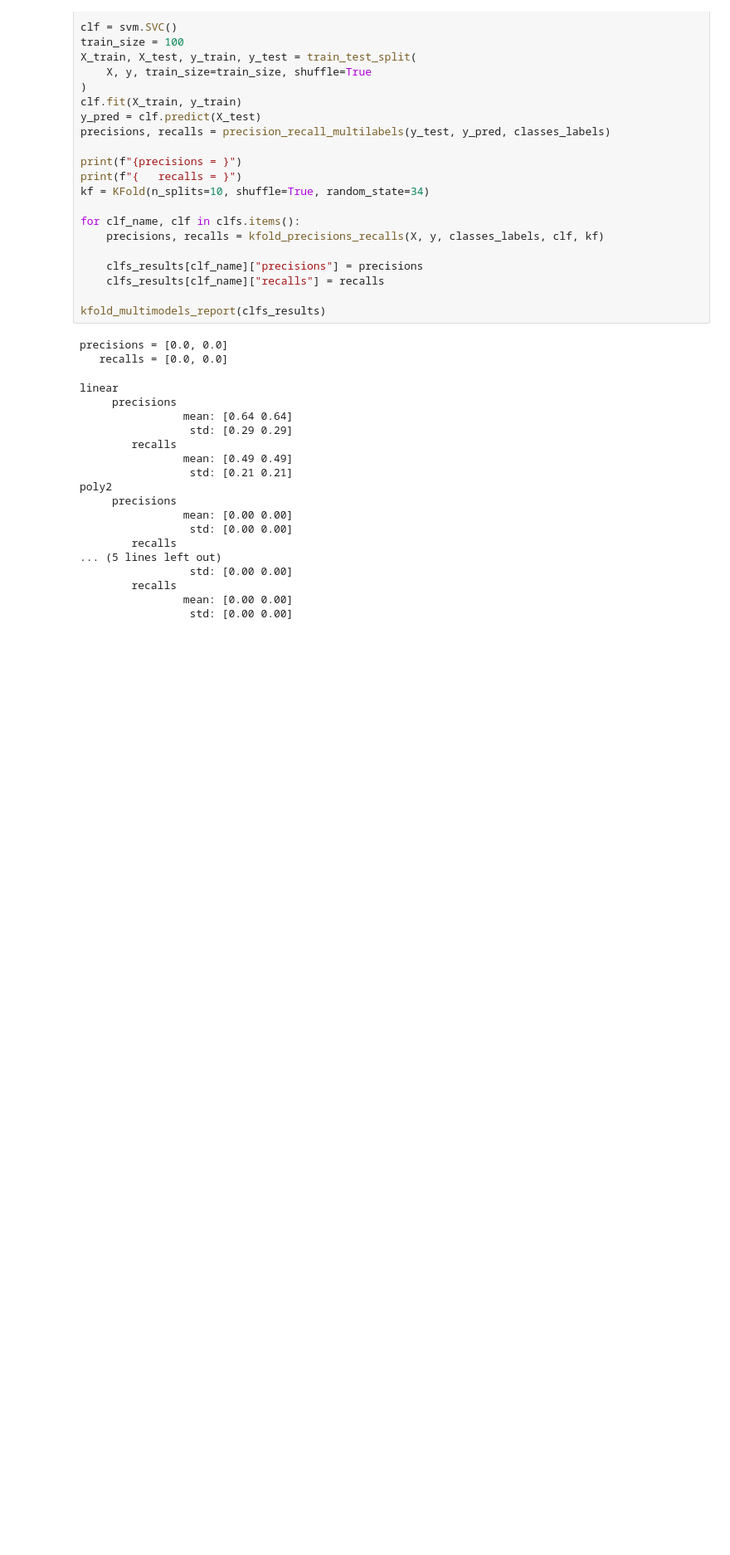
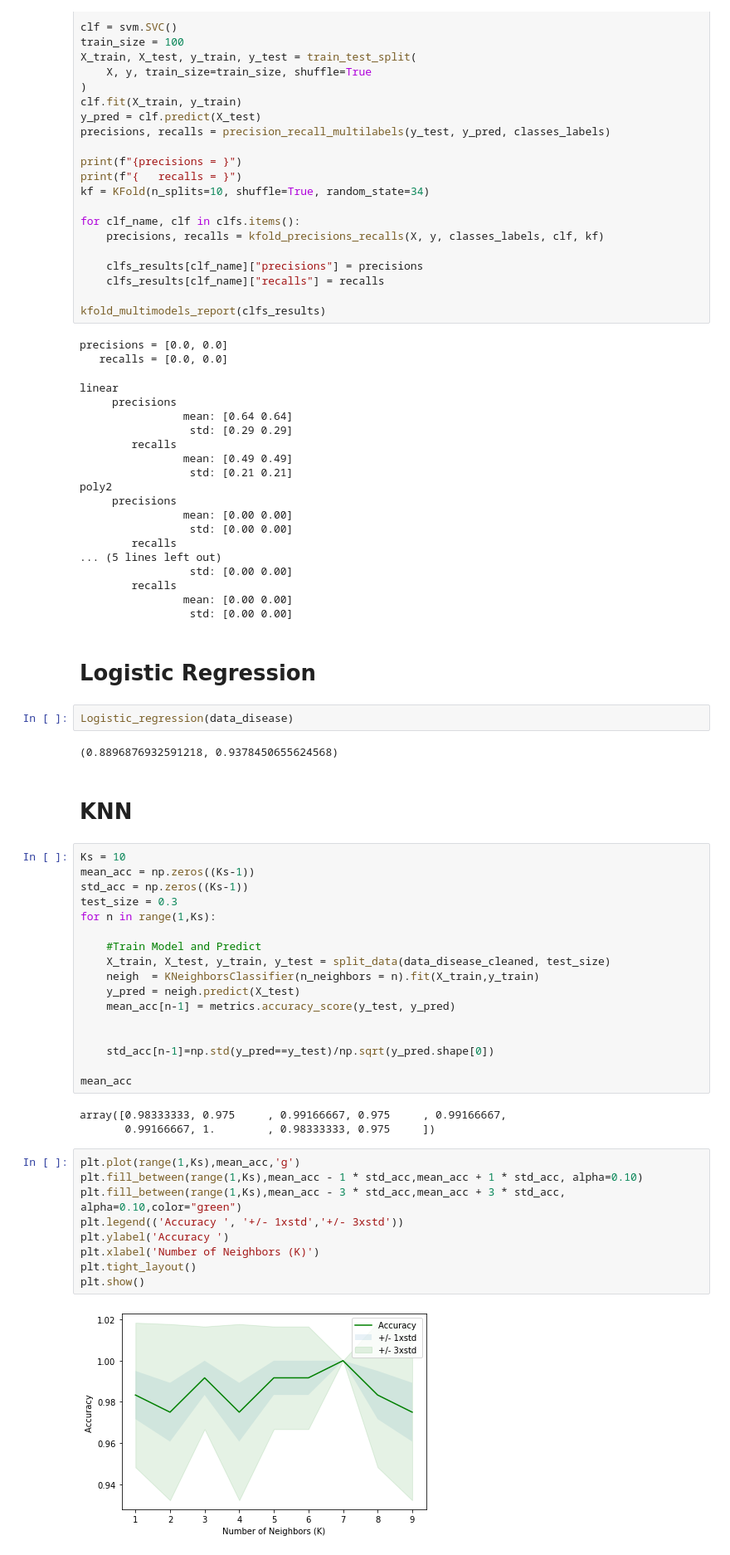
Before and after one commit to sellaziz/projet-ml-imta, a Jupyter notebook: binary-classification/BinaryClassificationProject.ipynb, the cells around one changed output. Shown: that part at 83% size. Cells and saved outputs as stored; diff of their text form; blank space fills up the shorter version.

Commit message:
add logistic regression and KNN

```diff
--- a/binary-classification/BinaryClassificationProject.ipynb
+++ b/binary-classification/BinaryClassificationProject.ipynb
@@ -405,3 +405,42 @@ poly2
         recalls
                 mean: [0.00 0.00]
                  std: [0.00 0.00]
+# %% [markdown]
+# Logistic Regression
+# %%
+Logistic_regression(data_disease)
+# %% [output]
+(0.8896876932591218, 0.9378450655624568)
+# %% [markdown]
+# KNN
+# %%
+Ks = 10
+mean_acc = np.zeros((Ks-1))
+std_acc = np.zeros((Ks-1))
+test_size = 0.3
+for n in range(1,Ks):
+
+    #Train Model and Predict
+    X_train, X_test, y_train, y_test = split_data(data_disease_cleaned, test_size)
+    neigh  = KNeighborsClassifier(n_neighbors = n).fit(X_train,y_train)
+    y_pred = neigh.predict(X_test)
+    mean_acc[n-1] = metrics.accuracy_score(y_test, y_pred)
+
+
+    std_acc[n-1]=np.std(y_pred==y_test)/np.sqrt(y_pred.shape[0])
+
+mean_acc
+# %% [output]
+array([0.98333333, 0.975     , 0.99166667, 0.975     , 0.99166667,
+       0.99166667, 1.        , 0.98333333, 0.975     ])
+# %%
+plt.plot(range(1,Ks),mean_acc,'g')
+plt.fill_between(range(1,Ks),mean_acc - 1 * std_acc,mean_acc + 1 * std_acc, alpha=0.10)
+plt.fill_between(range(1,Ks),mean_acc - 3 * std_acc,mean_acc + 3 * std_acc, alpha=0.10,color="green")
+plt.legend(('Accuracy ', '+/- 1xstd','+/- 3xstd'))
+plt.ylabel('Accuracy ')
+plt.xlabel('Number of Neighbors (K)')
+plt.tight_layout()
+plt.show()
+# %% [output]
+[figure, added]
```
Also changed, not shown: parts of 2 cells of this notebook, 1 other file.
